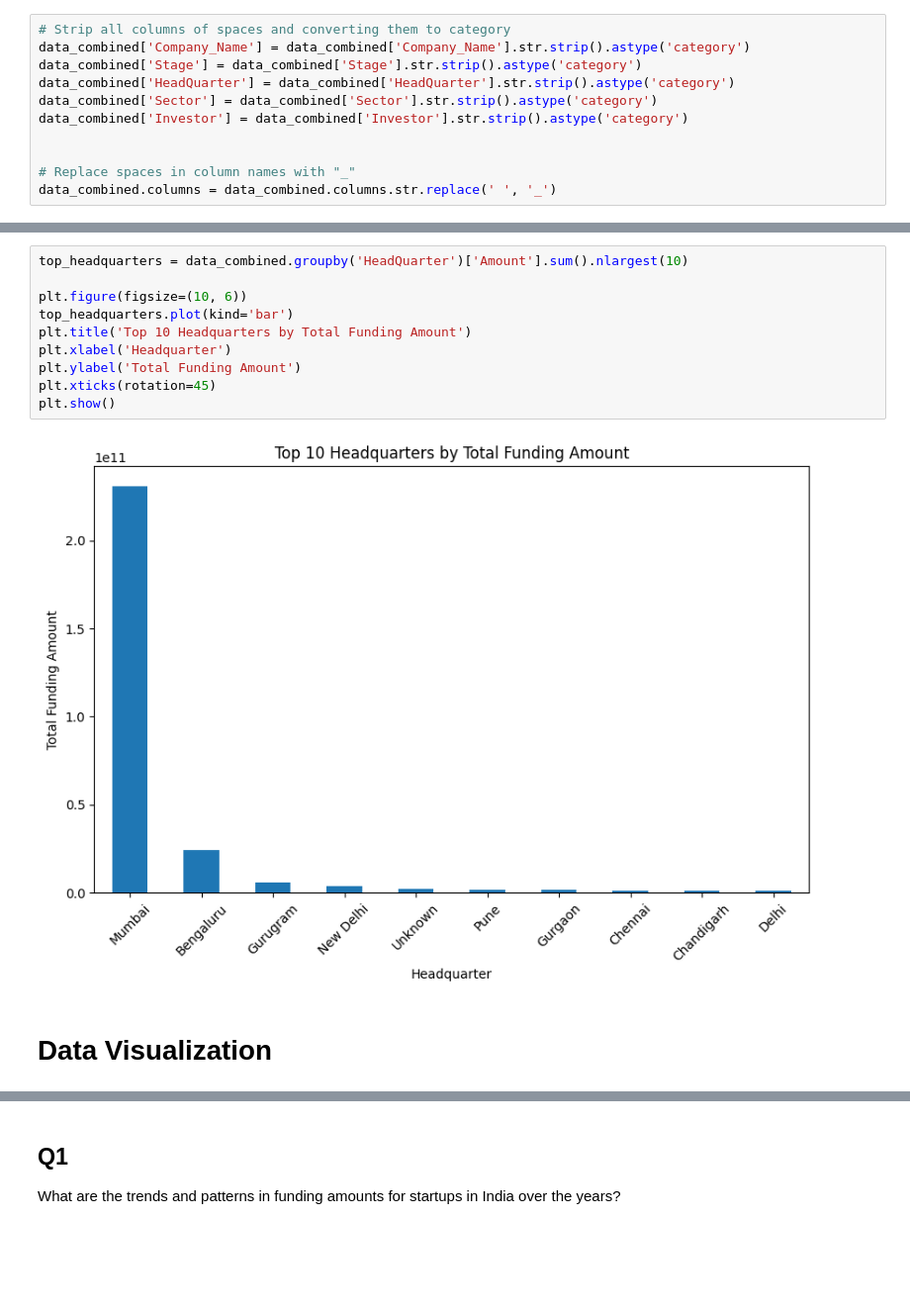
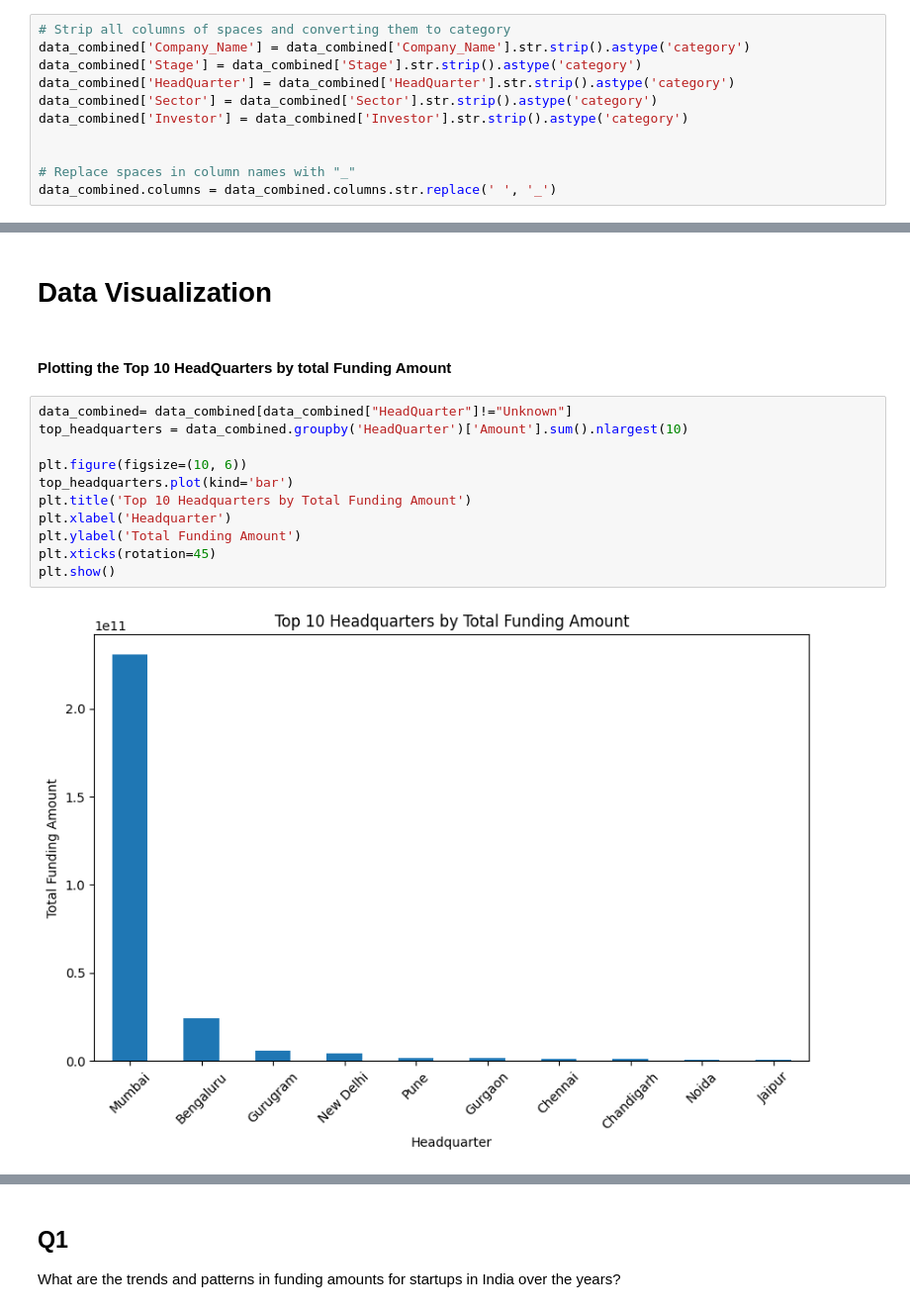
Before and after one commit to Josiegithub/Indian-Ecosystem-Data-Analysis-Project, a Jupyter notebook: Notebook/main.ipynb, the cells around one changed output, grey strips where cells are left out. Shown at 99% size. Saved outputs shown, nothing was run; the diff lists cells and outputs as text; blank space fills up the shorter version.

```diff
--- a/Notebook/main.ipynb
+++ b/Notebook/main.ipynb
@@ -1203,17 +1214,20 @@ plt.show()
-# %%
-top_headquarters = data_combined.groupby('HeadQuarter')['Amount'].sum().nlargest(10)
-
-plt.figure(figsize=(10, 6))
-top_headquarters.plot(kind='bar')
-plt.title('Top 10 Headquarters by Total Funding Amount')
-plt.xlabel('Headquarter')
-plt.ylabel('Total Funding Amount')
-plt.xticks(rotation=45)
-plt.show()
-# %% [output]
-[figure, removed]
 # %% [markdown]
 # Data Visualization
+# %% [markdown]
+#### Plotting the Top 10 HeadQuarters by total Funding Amount
+# %%
+data_combined= data_combined[data_combined["HeadQuarter"]!="Unknown"]
+top_headquarters = data_combined.groupby('HeadQuarter')['Amount'].sum().nlargest(10)
+
+plt.figure(figsize=(10, 6))
+top_headquarters.plot(kind='bar')
+plt.title('Top 10 Headquarters by Total Funding Amount')
+plt.xlabel('Headquarter')
+plt.ylabel('Total Funding Amount')
+plt.xticks(rotation=45)
+plt.show()
+# %% [output]
+[figure, added]
 # %%
 print("Total number of startups funded for the period is " ,data_combined["Company_Name"].count())
 # %% [output]
```
Also changed, not shown: parts of 33 cells of this notebook, 2 other files.
